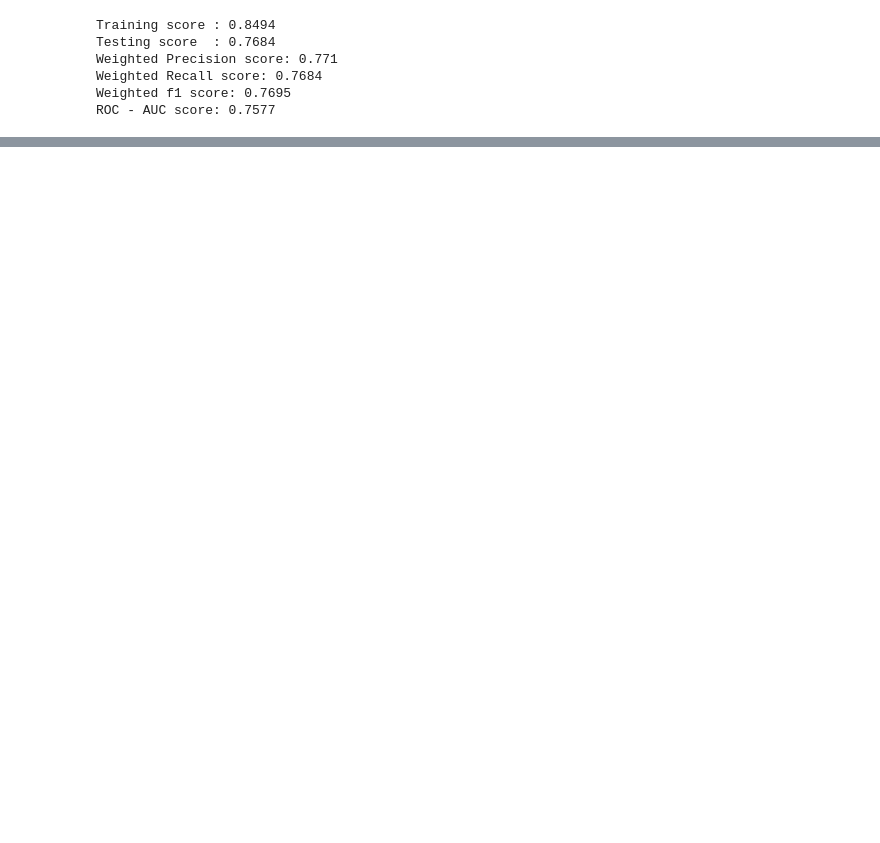
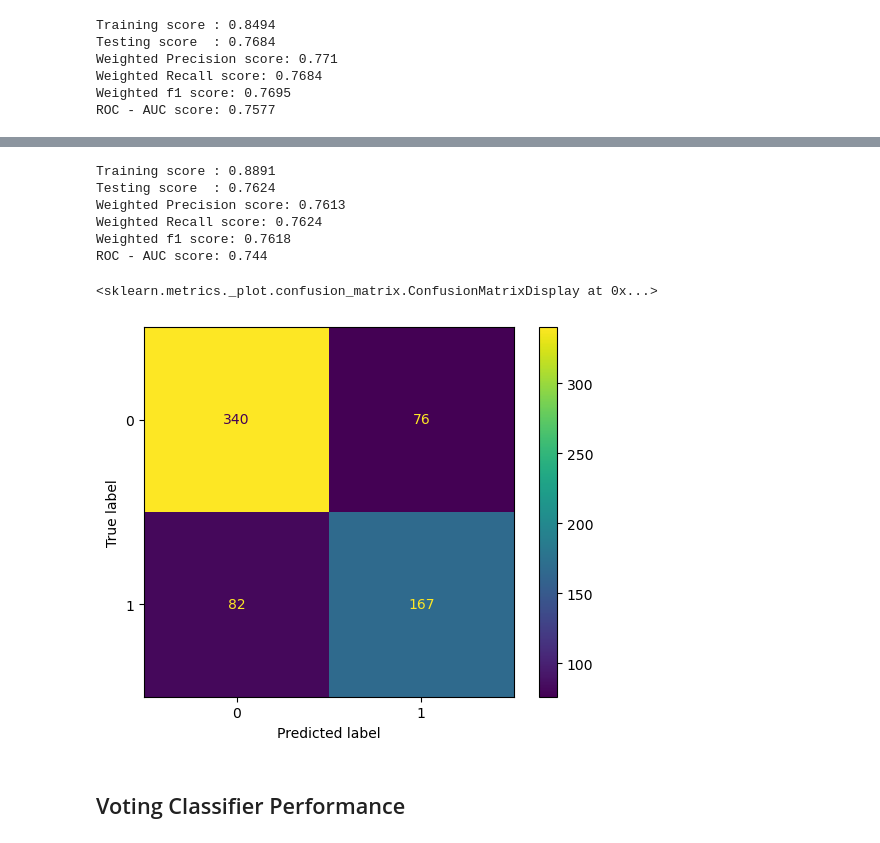
Before and after one commit to voidt01/Water-Quality-Machine-Learning-Prediction-Model, a Jupyter notebook: FINAL.ipynb, the cells around one changed output, grey strips where cells are left out. Saved outputs shown, nothing was run; the diff lists cells and outputs as text; code cells hidden in the pictures; blank space fills up the shorter version.

```diff
--- a/FINAL.ipynb
+++ b/FINAL.ipynb
@@ -568,0 +557,21 @@ ConfusionMatrixDisplay.from_predictions(y_test, y_pred_rf)
+# %%
+print(f'Training score : {round(dt.score(X_train, y_train), 4)}')
+print(f'Testing score  : {round(dt.score(X_test, y_test), 4)}')
+print(f'Weighted Precision score: {round(precision_score(y_test, y_pred_dt, average="weighted"), 4)}')
+print(f'Weighted Recall score: {round(recall_score(y_test, y_pred_dt, average="weighted"), 4)}')
+print(f'Weighted f1 score: {round(f1_score(y_test, y_pred_dt, average="weighted"), 4)}')
+print(f'ROC - AUC score: {round(roc_auc_score(y_test, y_pred_dt), 4)}')
+# %% [output]
+Training score : 0.8891
+Testing score  : 0.7624
+Weighted Precision score: 0.7613
+Weighted Recall score: 0.7624
+Weighted f1 score: 0.7618
+ROC - AUC score: 0.744
+# %%
+ConfusionMatrixDisplay.from_predictions(y_test, y_pred_dt)
+# %% [output]
+<sklearn.metrics._plot.confusion_matrix.ConfusionMatrixDisplay at 0x...>
+[figure, added]
+# %% [markdown]
+## Voting Classifier Performance
```
Also changed, not shown: parts of 39 cells of this notebook, 10 other files.
